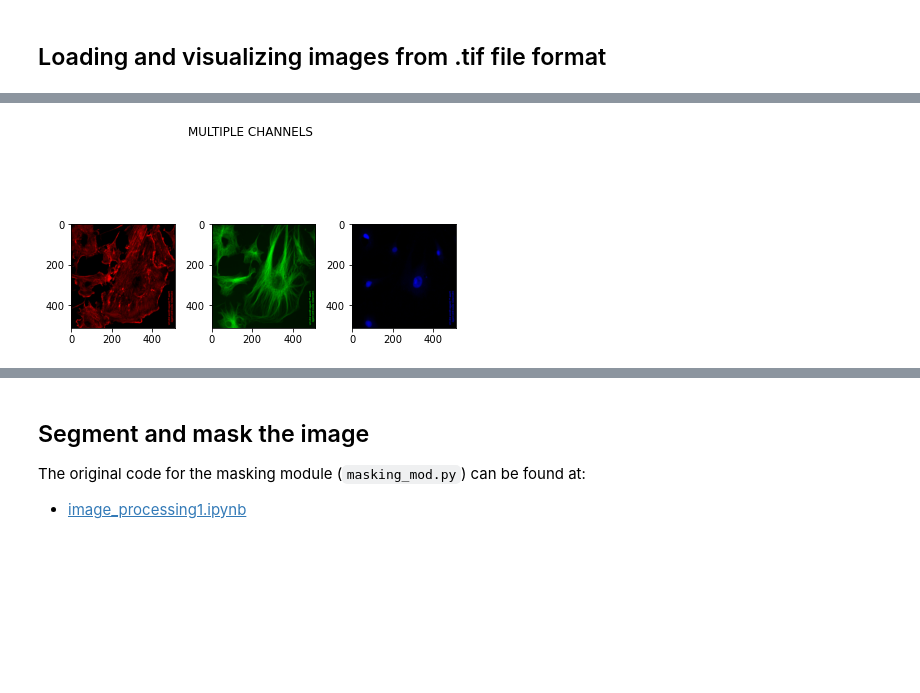
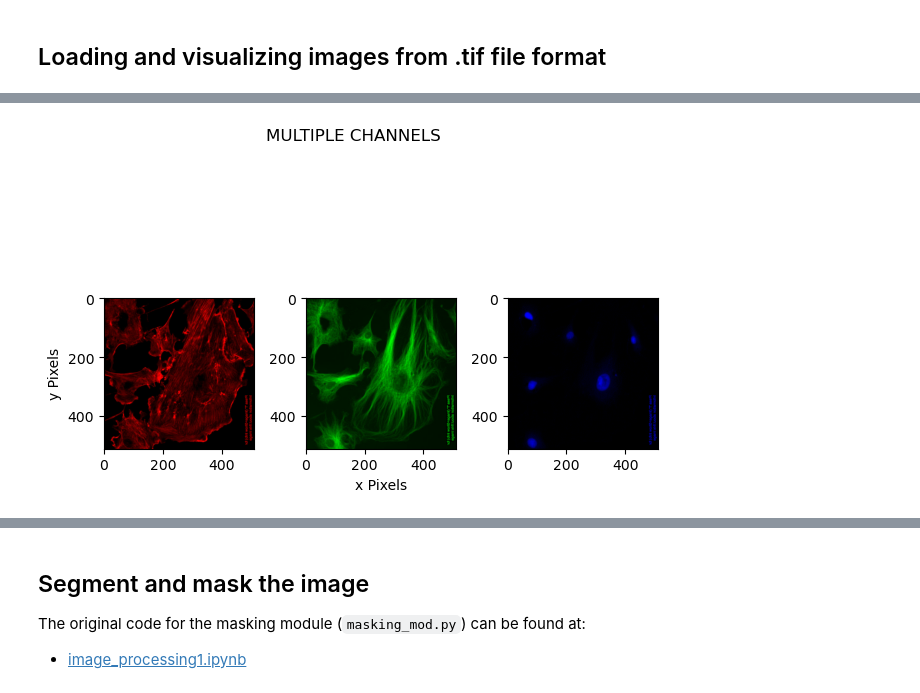
Before and after one commit to BeatrizOrozco/Casimir-programming, a Jupyter notebook: combined.ipynb, the cells around one changed output, grey strips where cells are left out. Drawn from its saved outputs; the diff is of its cells as text; code cells hidden in the pictures; blank space fills up the shorter version.

```diff
--- a/combined.ipynb
+++ b/combined.ipynb
@@ -38,30 +39,32 @@ plt.show()
 # %%
 ## Setting color dictionaries for visualization
 red = [(0, 0, 0), (1, 0, 0)]
 green = [(0, 0, 0), (0, 1, 0)]
 blue = [(0, 0, 0), (0, 0, 1)]
 yellow = [(0, 0, 0), (1, 1, 0)]
 magenta = [(0, 0, 0), (1, 0, 1)]
 cyan = [(0, 0, 0), (0, 1, 1)]
 
 ## setting color maps for visualization
 lut_red = LinearSegmentedColormap.from_list("Custom", red, N=256)
 lut_green = LinearSegmentedColormap.from_list("Custom", green, N=256)
 lut_blue = LinearSegmentedColormap.from_list("Custom", blue, N=256)
 lut_cyan = LinearSegmentedColormap.from_list("Custom", cyan, N=256)
 lut_magenta = LinearSegmentedColormap.from_list("Custom", magenta, N=256)
 lut_yellow = LinearSegmentedColormap.from_list("Custom", yellow, N=256)
 
 ## Subplot for the 3 channels in img2
 fig, axs = plt.subplots(1, 3)
 fig.suptitle("MULTIPLE CHANNELS")
 axs[0].imshow(img2[0], cmap=lut_red)
+axs[0].set_ylabel('y Pixels')
 axs[1].imshow(img2[1], cmap=lut_green)
+axs[1].set_xlabel('x Pixels')
 axs[2].imshow(img2[2], cmap=lut_blue)
 fig.tight_layout()
 plt.show()
 # %% [output]
-[figure, old version]
+[figure, new version]
 # %%
 ## Display historgrams as a 1D array
 ch1_conc = np.concatenate(img2[0])
```
Also changed, not shown: parts of 12 cells of this notebook.
